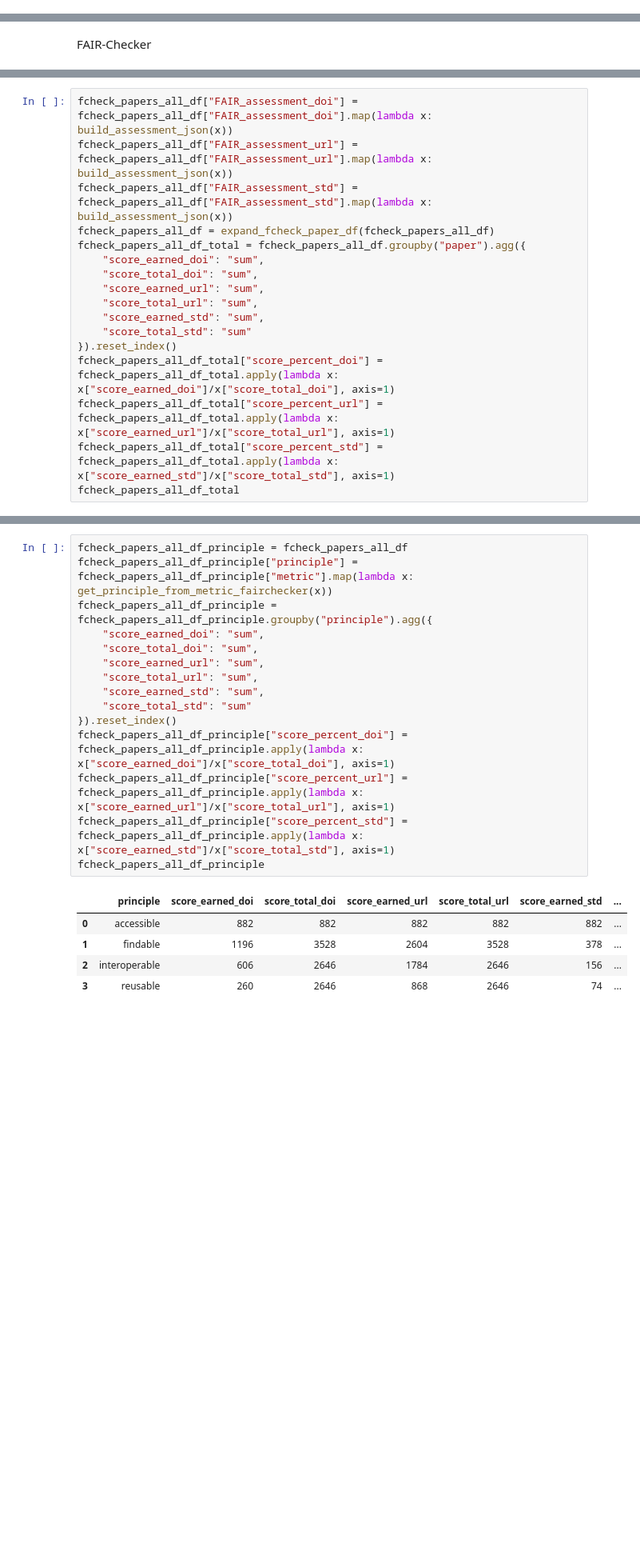
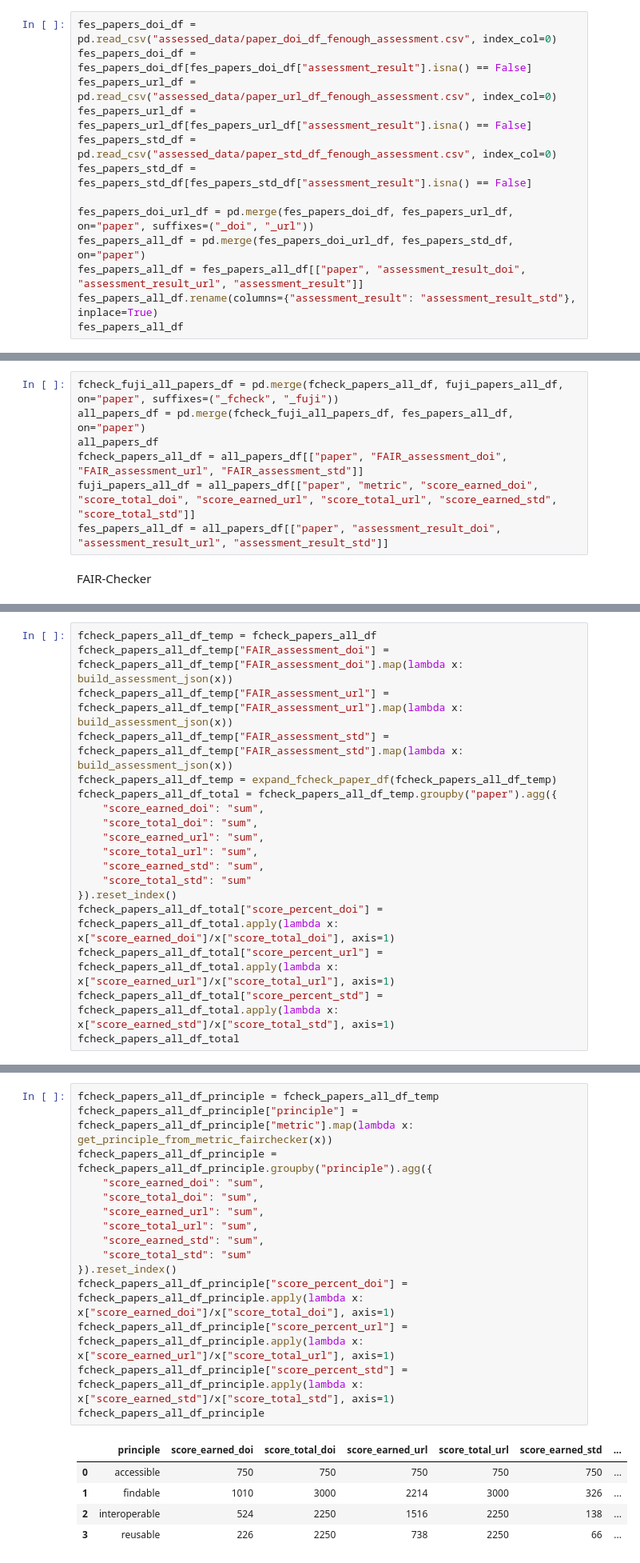
Before and after one commit to mwurzbacher/FAIRness-assessment-tools-evaluation-using-ORKG, a Jupyter notebook: Comparisons_graphs.ipynb, the cells around one changed output, grey strips where cells are left out. Shown at 80% size. Saved outputs shown, nothing was run; the diff lists cells and outputs as text; blank space fills up the shorter version.

```diff
--- a/Comparisons_graphs.ipynb
+++ b/Comparisons_graphs.ipynb
@@ -51,0 +96,13 @@ def adjust_fes_metric_names(mname):
+# %%
+fes_papers_doi_df = pd.read_csv("assessed_data/paper_doi_df_fenough_assessment.csv", index_col=0)
+fes_papers_doi_df = fes_papers_doi_df[fes_papers_doi_df["assessment_result"].isna() == False]
+fes_papers_url_df = pd.read_csv("assessed_data/paper_url_df_fenough_assessment.csv", index_col=0)
+fes_papers_url_df = fes_papers_url_df[fes_papers_url_df["assessment_result"].isna() == False]
+fes_papers_std_df = pd.read_csv("assessed_data/paper_std_df_fenough_assessment.csv", index_col=0)
+fes_papers_std_df = fes_papers_std_df[fes_papers_std_df["assessment_result"].isna() == False]
+
+fes_papers_doi_url_df = pd.merge(fes_papers_doi_df, fes_papers_url_df, on="paper", suffixes=("_doi", "_url"))
+fes_papers_all_df = pd.merge(fes_papers_doi_url_df, fes_papers_std_df, on="paper")
+fes_papers_all_df = fes_papers_all_df[["paper", "assessment_result_doi", "assessment_result_url", "assessment_result"]]
+fes_papers_all_df.rename(columns={"assessment_result": "assessment_result_std"}, inplace=True)
+fes_papers_all_df
@@ -52,2 +123,9 @@ def adjust_fes_metric_names(mname):
+# %%
+fcheck_fuji_all_papers_df = pd.merge(fcheck_papers_all_df, fuji_papers_all_df, on="paper", suffixes=("_fcheck", "_fuji"))
+all_papers_df = pd.merge(fcheck_fuji_all_papers_df, fes_papers_all_df, on="paper")
+all_papers_df
+fcheck_papers_all_df = all_papers_df[["paper", "FAIR_assessment_doi", "FAIR_assessment_url", "FAIR_assessment_std"]]
+fuji_papers_all_df = all_papers_df[["paper", "metric", "score_earned_doi", "score_total_doi", "score_earned_url", "score_total_url", "score_earned_std", "score_total_std"]]
+fes_papers_all_df = all_papers_df[["paper", "assessment_result_doi", "assessment_result_url", "assessment_result_std"]]
 # %% [markdown]
 FAIR-Checker
@@ -91,11 +142,12 @@ def expand_fcheck_paper_df(df):
     df_exp["score_total_std"] = list(chain.from_iterable([[2]*11 for x in df["paper"]]))
     return df_exp
 # %%
-fcheck_papers_all_df["FAIR_assessment_doi"] = fcheck_papers_all_df["FAIR_assessment_doi"].map(lambda x: build_assessment_json(x))
-fcheck_papers_all_df["FAIR_assessment_url"] = fcheck_papers_all_df["FAIR_assessment_url"].map(lambda x: build_assessment_json(x))
-fcheck_papers_all_df["FAIR_assessment_std"] = fcheck_papers_all_df["FAIR_assessment_std"].map(lambda x: build_assessment_json(x))
-fcheck_papers_all_df = expand_fcheck_paper_df(fcheck_papers_all_df)
-fcheck_papers_all_df_total = fcheck_papers_all_df.groupby("paper").agg({
+fcheck_papers_all_df_temp = fcheck_papers_all_df
+fcheck_papers_all_df_temp["FAIR_assessment_doi"] = fcheck_papers_all_df_temp["FAIR_assessment_doi"].map(lambda x: build_assessment_json(x))
+fcheck_papers_all_df_temp["FAIR_assessment_url"] = fcheck_papers_all_df_temp["FAIR_assessment_url"].map(lambda x: build_assessment_json(x))
+fcheck_papers_all_df_temp["FAIR_assessment_std"] = fcheck_papers_all_df_temp["FAIR_assessment_std"].map(lambda x: build_assessment_json(x))
+fcheck_papers_all_df_temp = expand_fcheck_paper_df(fcheck_papers_all_df_temp)
+fcheck_papers_all_df_total = fcheck_papers_all_df_temp.groupby("paper").agg({
     "score_earned_doi": "sum",
     "score_total_doi": "sum",
     "score_earned_url": "sum",
@@ -124,23 +176,23 @@ fcheck_papers_all_df_total
 # %%
-fcheck_papers_all_df_principle = fcheck_papers_all_df
+fcheck_papers_all_df_principle = fcheck_papers_all_df_temp
 fcheck_papers_all_df_principle["principle"] = fcheck_papers_all_df_principle["metric"].map(lambda x: get_principle_from_metric_fairchecker(x))
 fcheck_papers_all_df_principle = fcheck_papers_all_df_principle.groupby("principle").agg({
     "score_earned_doi": "sum",
     "score_total_doi": "sum",
     "score_earned_url": "sum",
     "score_total_url": "sum",
     "score_earned_std": "sum",
     "score_total_std": "sum"
 }).reset_index()
 fcheck_papers_all_df_principle["score_percent_doi"] = fcheck_papers_all_df_principle.apply(lambda x: x["score_earned_doi"]/x["score_total_doi"], axis=1)
 fcheck_papers_all_df_principle["score_percent_url"] = fcheck_papers_all_df_principle.apply(lambda x: x["score_earned_url"]/x["score_total_url"], axis=1)
 fcheck_papers_all_df_principle["score_percent_std"] = fcheck_papers_all_df_principle.apply(lambda x: x["score_earned_std"]/x["score_total_std"], axis=1)
 fcheck_papers_all_df_principle
 # %% [output]
 |  | principle | score_earned_doi | score_total_doi | score_earned_url | score_total_url | score_earned_std | ... |
-| 0 | accessible | 882 | 882 | 882 | 882 | 882 | ... |
-| 1 | findable | 1196 | 3528 | 2604 | 3528 | 378 | ... |
-| 2 | interoperable | 606 | 2646 | 1784 | 2646 | 156 | ... |
-| 3 | reusable | 260 | 2646 | 868 | 2646 | 74 | ... |
+| 0 | accessible | 750 | 750 | 750 | 750 | 750 | ... |
+| 1 | findable | 1010 | 3000 | 2214 | 3000 | 326 | ... |
+| 2 | interoperable | 524 | 2250 | 1516 | 2250 | 138 | ... |
+| 3 | reusable | 226 | 2250 | 738 | 2250 | 66 | ... |
 # %% [markdown]
 ________________________________________________________________________
```
Also changed, not shown: parts of 26 cells of this notebook, 5 other files.
